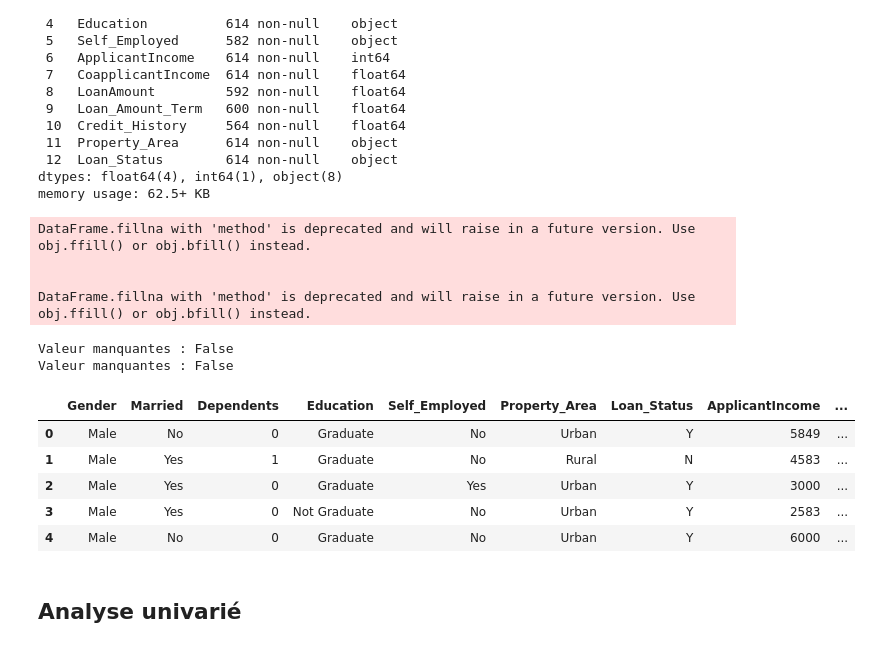
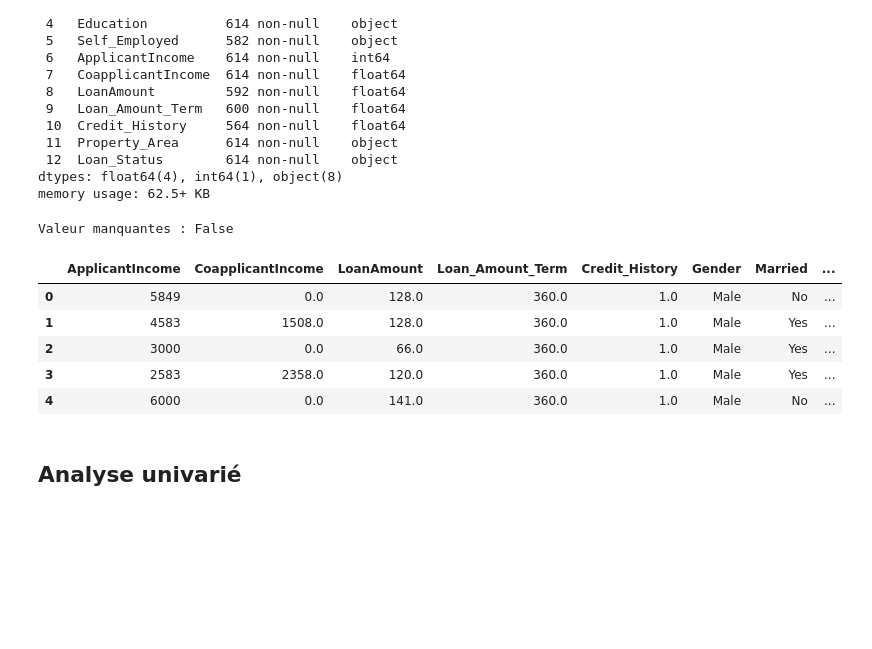
Before and after one commit to nazif96/Bank-loan-prediction, a Jupyter notebook: Notebooks/EDA.ipynb, the cells around one changed output. Drawn from its saved outputs; the diff is of its cells as text; code cells hidden in the pictures; blank space fills up the shorter version.

```diff
--- a/Notebooks/EDA.ipynb
+++ b/Notebooks/EDA.ipynb
@@ -61,26 +59,18 @@ Data columns (total 13 columns):
  12  Loan_Status        614 non-null    object
 dtypes: float64(4), int64(1), object(8)
 memory usage: 62.5+ KB
-# %%
-df_train_cleaned = datacleaning(df_train)
-#df_test_cleaned = datacleaning(df_test)
-# %% [output]
-DataFrame.fillna with 'method' is deprecated and will raise in a future version. Use obj.ffill() or obj.bfill() instead.
-
-
-DataFrame.fillna with 'method' is deprecated and will raise in a future version. Use obj.ffill() or obj.bfill() instead.
+# %%
+df_cleaned = datacleaning(df_train)
 # %%
-print("Valeur manquantes :", df_train_cleaned.isnull().sum().any())
-print("Valeur manquantes :", df_test_cleaned.isnull().sum().any())
+print("Valeur manquantes :", df_cleaned.isnull().sum().any())
 # %% [output]
 Valeur manquantes : False
-Valeur manquantes : False
 # %%
-df_train_cleaned.head()
+df_cleaned.head()
 # %% [output]
-|  | Gender | Married | Dependents | Education | Self_Employed | Property_Area | Loan_Status | ApplicantIncome | ... |
-| 0 | Male | No | 0 | Graduate | No | Urban | Y | 5849 | ... |
-| 1 | Male | Yes | 1 | Graduate | No | Rural | N | 4583 | ... |
-| 2 | Male | Yes | 0 | Graduate | Yes | Urban | Y | 3000 | ... |
-| 3 | Male | Yes | 0 | Not Graduate | No | Urban | Y | 2583 | ... |
-| 4 | Male | No | 0 | Graduate | No | Urban | Y | 6000 | ... |
+|  | ApplicantIncome | CoapplicantIncome | LoanAmount | Loan_Amount_Term | Credit_History | Gender | Married | ... |
+| 0 | 5849 | 0.0 | 128.0 | 360.0 | 1.0 | Male | No | ... |
+| 1 | 4583 | 1508.0 | 128.0 | 360.0 | 1.0 | Male | Yes | ... |
+| 2 | 3000 | 0.0 | 66.0 | 360.0 | 1.0 | Male | Yes | ... |
+| 3 | 2583 | 2358.0 | 120.0 | 360.0 | 1.0 | Male | Yes | ... |
+| 4 | 6000 | 0.0 | 141.0 | 360.0 | 1.0 | Male | No | ... |
```
Also changed, not shown: parts of 13 cells of this notebook, 3 other files.
